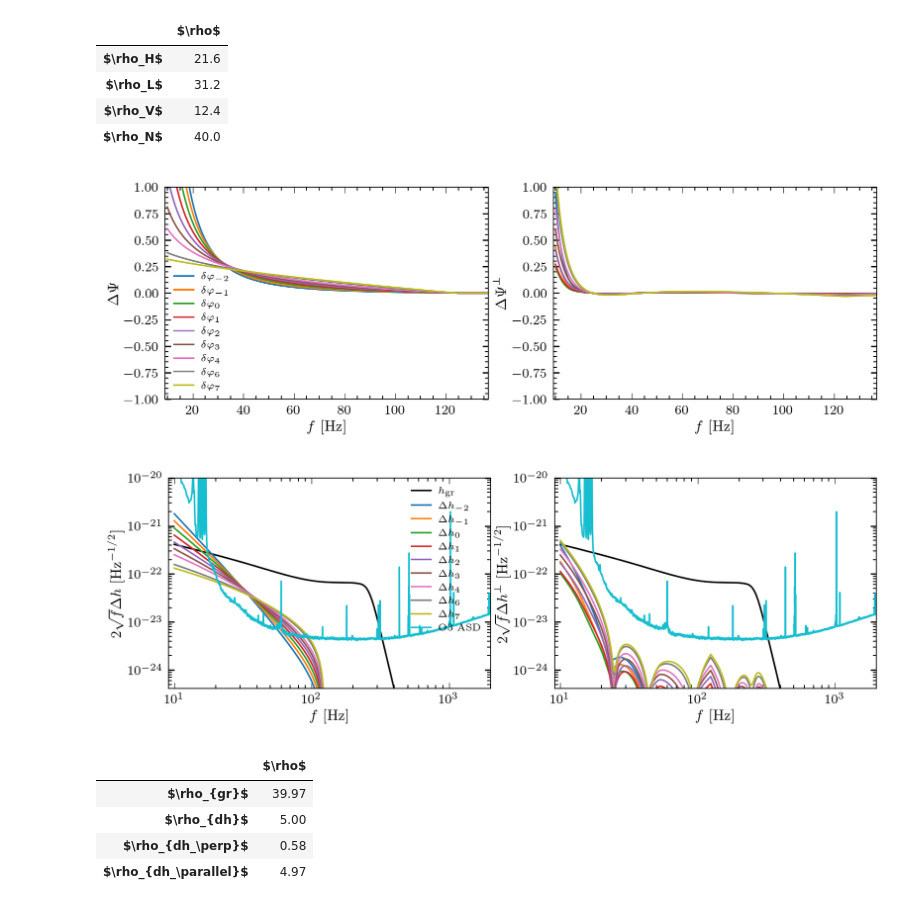
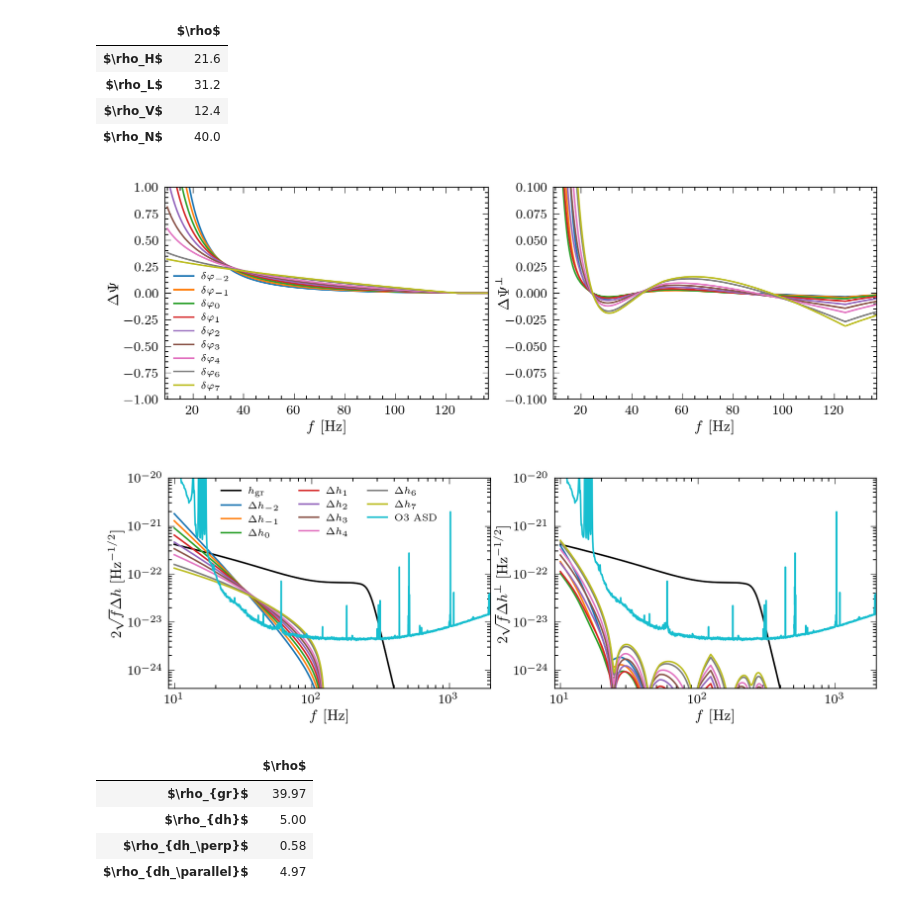
Before and after one commit to BrianCSeymour/geo-tgr, a Jupyter notebook: pn-degen-plot-v3.ipynb, the cells around one changed output. Cells and saved outputs as stored; diff of their text form; code cells hidden in the pictures.

```diff
--- a/pn-degen-plot-v3.ipynb
+++ b/pn-degen-plot-v3.ipynb
@@ -262,35 +262,36 @@ res = get_stuff(3)
 # %%
 
 default_figsize = plt.rcParams["figure.figsize"]
 fig, axes = plt.subplots(1, 2, figsize=(default_figsize[0] * 510/246, default_figsize[1]))
 
 
 for kinj in [-2, -1, 0, 1, 2, 3, 4, 6, 7]:
     res = get_stuff(kinj)
     freqs = res['freqs']
     dpsi_inj = res['dpsi_inj']
     dpsi_perp = res['dpsi_perp']
     i = np.argmin((freqs - obj.fend) ** 2)
 
     line, = axes[0].plot(freqs, dpsi_inj, label=rf"$\delta\varphi_{{ {kinj} }}$")
     axes[1].plot(freqs, np.real(dpsi_perp ), c=line.get_color())
 
 axes[0].set_xlim(obj.fmin/1.1, obj.fend * 1.1)
 axes[0].set_ylim(-1, 1)
 axes[0].set_xlabel("$f$ [Hz]")
 axes[0].set_ylabel("$\Delta\Psi$")
 axes[0].legend(loc=0)
 
 
 axes[1].set_xlim(obj.fmin/1.1, obj.fend * 1.1)
-axes[1].set_ylim(-1, 1)
+axes[1].set_ylim(-0.1, 0.1)
 axes[1].set_xlabel("$f$ [Hz]")
+axes[1].yaxis.set_label_coords(-0.13, 2.)
 axes[1].set_ylabel("$\Delta\Psi^\perp$")
 # fig.suptitle("$M_c = 3$")
 # plt.savefig(datestr + "-dephasing-PN-150914.pdf", bbox_inches='tight', pad_inches=0)
 plt.show()
 # %% [output]
-[figure, old version]
+[figure, new version]
 # %%
 res = get_stuff(3)
 freqs = res['freqs']
@@ -328,7 +329,7 @@ axes[0].set_xlim(obj.fmin/1.1, 2000)
 axes[0].set_ylim(np.min(asd)/1e1, 1e-20)
 axes[0].set_xlabel("$f$ [Hz]")
 axes[0].set_ylabel("$2\sqrt{f}  \Delta h$  [Hz$^{-1/2}$]")
-axes[0].legend(loc=0)
+axes[0].legend(loc=0,ncol=3)
 
 axes[1].set_xlim(obj.fmin/1.1, 2000)
 axes[1].set_ylim(np.min(asd)/1e1, 1e-20)
@@ -342,7 +343,7 @@ snr_latex = [r"$\rho_{gr}$","$\rho_{dh}$","$\rho_{dh_\perp}$","$\rho_{dh_\parall
 # print([res['snr'], res['snr_dh'], res['snr_dhperp'], res['snr_dhpara']])
 pd.DataFrame([res['snr'], res['snr_dh'], res['snr_dhperp'], res['snr_dhpara']],snr_latex, [r"$\rho$"]).round(2)
 # %% [output]
-[figure, old version]
+[figure, new version]
 |  | $\rho$ |
 | $\rho_{gr}$ | 39.97 |
 | $\rho_{dh}$ | 5.00 |
```
Also changed, not shown: parts of 4 cells of this notebook, 3 other files.
